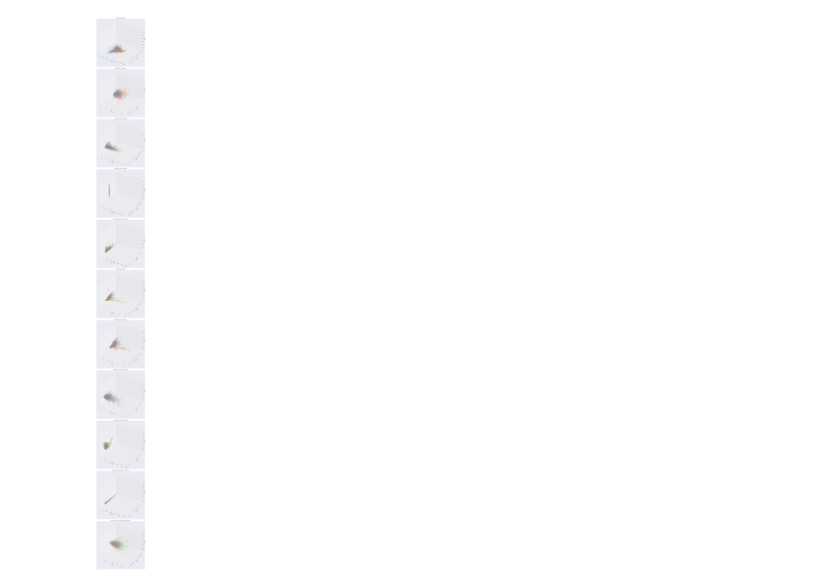
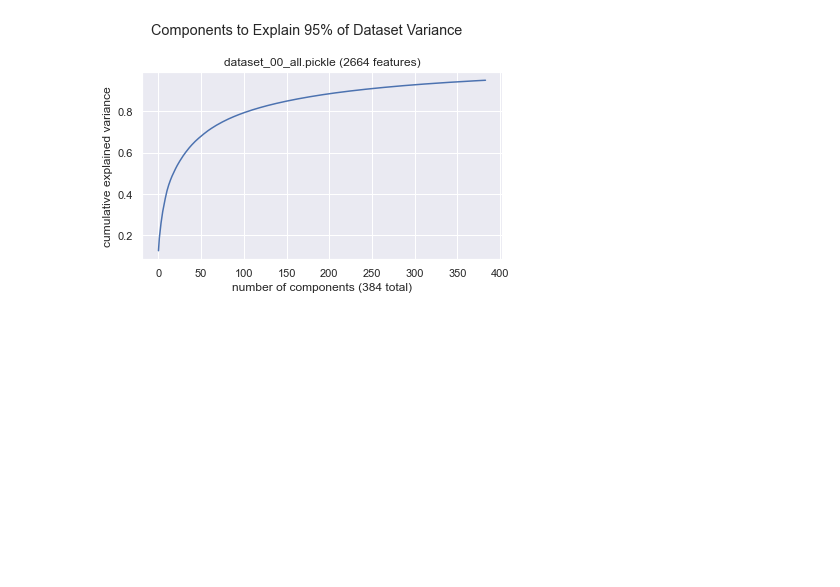
Before and after one commit to RERobbins/mids_w207_music_genre, a Jupyter notebook: member_workspaces/rich/pca_visualization.ipynb, the cells around one changed output. Drawn from its saved outputs; the diff is of its cells as text; code cells hidden in the pictures; blank space fills up the shorter version.

Commit message:
PCA visualization work

```diff
--- a/member_workspaces/rich/pca_visualization.ipynb
+++ b/member_workspaces/rich/pca_visualization.ipynb
@@ -114,29 +134,33 @@ fig.savefig("pca_2d_scatter.png")
 dataset_folder = "../../datasets/"
 datasets = sorted([name for name in glob.glob(dataset_folder + "dataset_*.pickle")])
 
-sns.set(style= "darkgrid")
-nrow=len(datasets)
+sns.set(style="darkgrid")
+nrow = len(datasets)
 
-fig=plt.figure(figsize=(20,nrow*10))
-axs=[fig.add_subplot(nrow, 1, row+1, projection='3d') for row in range(nrow)]
+fig = plt.figure(figsize=(20, nrow * 10))
+axs = [fig.add_subplot(nrow, 1, row + 1, projection="3d") for row in range(nrow)]
 
-for index,dataset in enumerate(datasets):
+for index, dataset in enumerate(datasets):
 
-    pca=PCA(n_components=3)
+    pca = PCA(n_components=3)
 
     df = pd.read_pickle(dataset)
 
-    _, (y, le), X = tag_label_feature_split(df, samples_per_genre=250, label_format="encoded")
-    X_train_std, X_test_std, y_train, y_test = make_train_test_split(X, y, test_size=0.2, stratify=y, x_scaler="standard")
+    _, (y, le), X = tag_label_feature_split(
+        df, samples_per_genre=250, label_format="encoded"
+    )
+    X_train_std, X_test_std, y_train, y_test = make_train_test_split(
+        X, y, test_size=0.2, stratify=y, x_scaler="standard"
+    )
 
-    X_train_pca = pca.fit_transform (X_train_std)
-    X_test_pca = pca.transform (X_test_std)
+    X_train_pca = pca.fit_transform(X_train_std)
+    X_test_pca = pca.transform(X_test_std)
 
-    x=X_train_pca[:,0]
-    y=X_train_pca[:,1]
-    z=X_train_pca[:,2]
+    x = X_train_pca[:, 0]
+    y = X_train_pca[:, 1]
+    z = X_train_pca[:, 2]
 
-    scatter = axs[index].scatter(x,y,z, c=y_train, cmap=cmap)
+    scatter = axs[index].scatter(x, y, z, c=y_train, cmap=cmap)
     axs[index].set_xlabel("pca 1")
     axs[index].set_ylabel("pca 2")
     axs[index].set_zlabel("pca 3")
@@ -145,5 +169,35 @@ for index,dataset in enumerate(datasets):
 plt.tight_layout()
 plt.show()
 fig.savefig("pca_3d_scatter.png")
-# %% [output]
-[figure, removed]
+# %%
+dataset = "../../datasets/dataset_00_all.pickle"
+sns.set(style="darkgrid")
+
+# fig, ax = plt.subplots(figsize=(5,5))
+fig, ax = plt.subplots()
+fig.suptitle("Components to Explain 95% of Dataset Variance")
+
+df = pd.read_pickle(dataset)
+
+_, (y, le), X = tag_label_feature_split(df, label_format="encoded")
+X_train_std, _, _, _ = make_train_test_split(
+    X, y, test_size=0.2, stratify=y, x_scaler="standard"
+)
+
+original_features = df.shape[1]
+
+pca = PCA(n_components=0.95)
+pca.fit(X_train_std)
+
+ax.plot(np.cumsum(pca.explained_variance_ratio_))
+ax.set_title(f"{basename(dataset)} ({original_features} features)")
+ax.set(
+    xlabel=f"number of components ({pca.components_.shape[0]} total)",
+    ylabel="cumulative explained variance",
+)
+
+plt.tight_layout()
+plt.show()
+fig.savefig("pca-slide-1.png")
+# %% [output]
+[figure, added]
```
Also changed, not shown: parts of 7 cells of this notebook, 3 other files.
